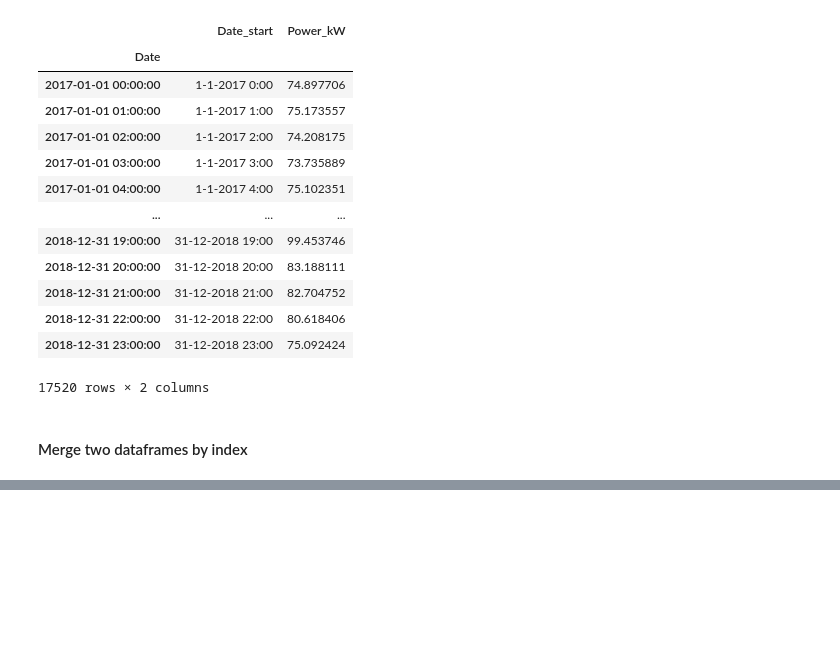
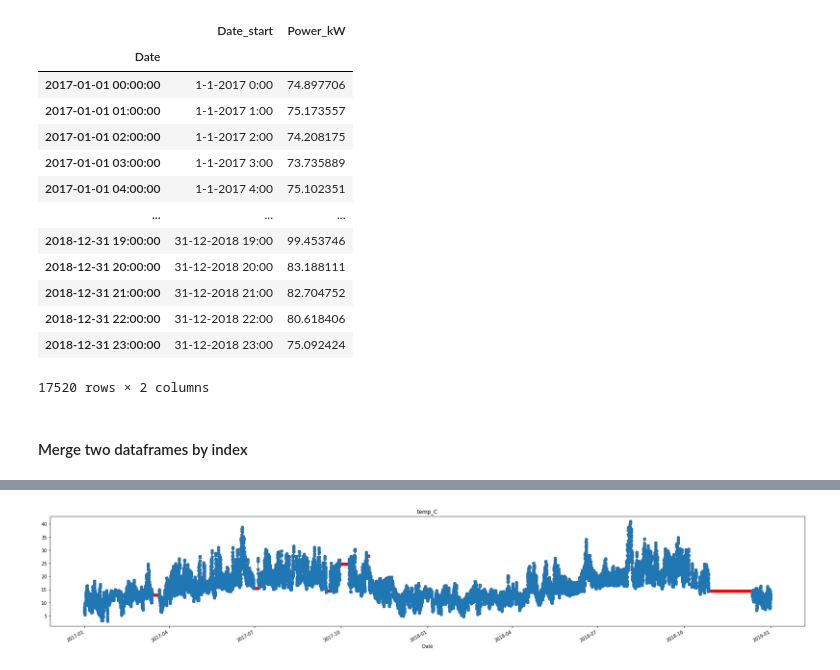
Before and after one commit to INmais/Energy_Services_2022, a Jupyter notebook: Energy_Services_2022_Office_Hours_22_03.ipynb, the cells around one changed output, grey strips where cells are left out. Cells and saved outputs as stored; diff of their text form; code cells hidden in the pictures; blank space fills up the shorter version.

```diff
--- a/Energy_Services_2022_Office_Hours_22_03.ipynb
+++ b/Energy_Services_2022_Office_Hours_22_03.ipynb
@@ -372,0 +450,16 @@ result
+# %%
+### Forward Fill
+# Impute weather DataFrame with ffill method
+ffill_imputed = result_merged.copy(deep=True)
+
+ffill_imputed.fillna(method='ffill',inplace=True)
+
+# Plot the imputed DataFrame ffill_imp in red dotted style
+ffill_imputed['temp_C'].plot(color='red', marker='o', linestyle='dotted', figsize=(30, 5))
+
+# Plot the airquality DataFrame with title
+result_merged['temp_C'].plot(title='temp_C', marker='o', figsize=(30, 5))
+
+plt.show()
+# %% [output]
+[figure, added]
```
Also changed, not shown: parts of 49 cells of this notebook.
